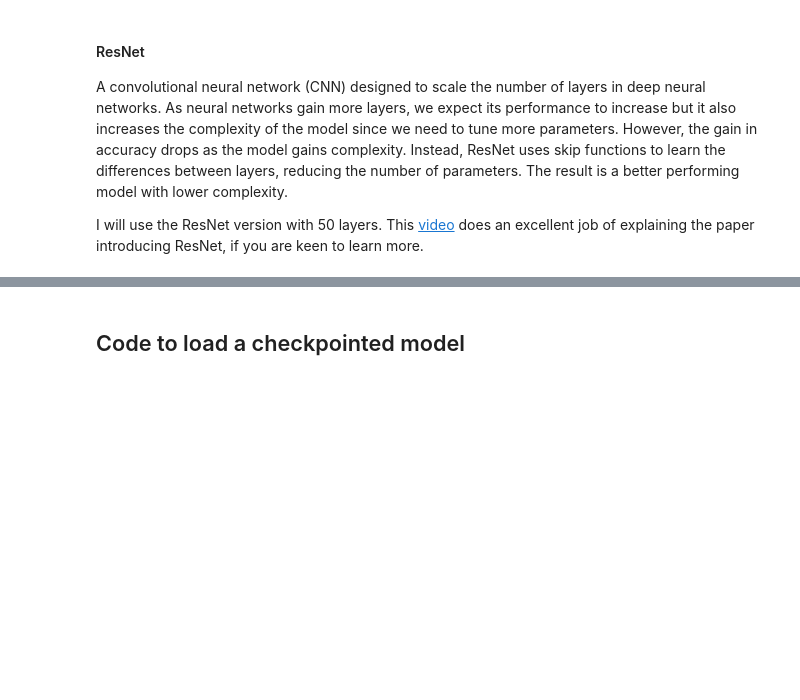
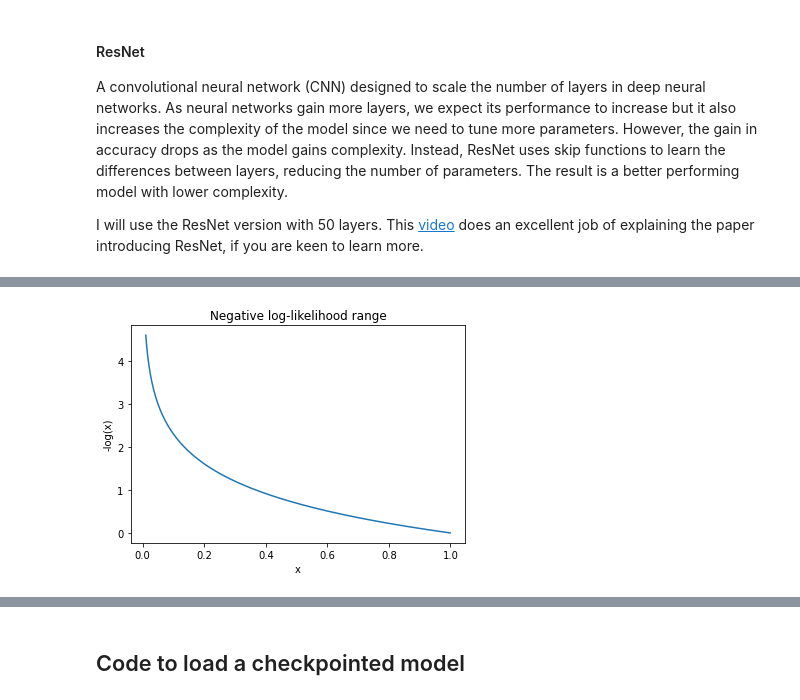
Before and after one commit to anglilian/rock-classification, a Jupyter notebook: notebooks/03_image_classification.ipynb, the cells around one changed output, grey strips where cells are left out. Cells and saved outputs as stored; diff of their text form; code cells hidden in the pictures; blank space fills up the shorter version.

```diff
--- a/notebooks/03_image_classification.ipynb
+++ b/notebooks/03_image_classification.ipynb
@@ -211,0 +234,12 @@ Epoch: 50/50..  Training Loss: 70.445..  Validation Loss: 0.457..  Validation Ac
+# %%
+x = np.arange(0.01, 1.0, 0.001)
+y = -np.log(x)
+
+fig,ax = plt.subplots(figsize=(6,4))
+ax.plot(x,y)
+plt.ylabel('-log(x)')
+plt.xlabel('x')
+plt.title('Negative log-likelihood range')
+plt.show()
+# %% [output]
+[figure, added]
```
Also changed, not shown: parts of 26 cells of this notebook.
